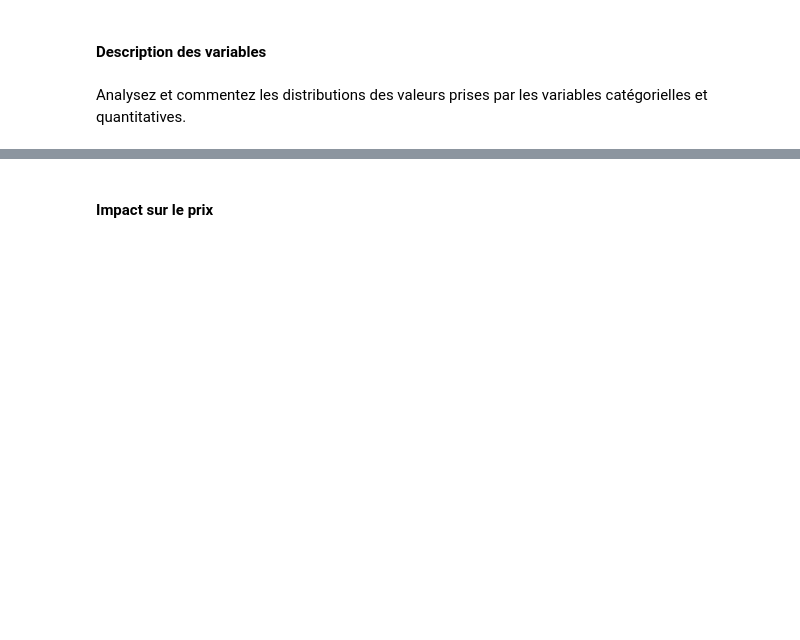
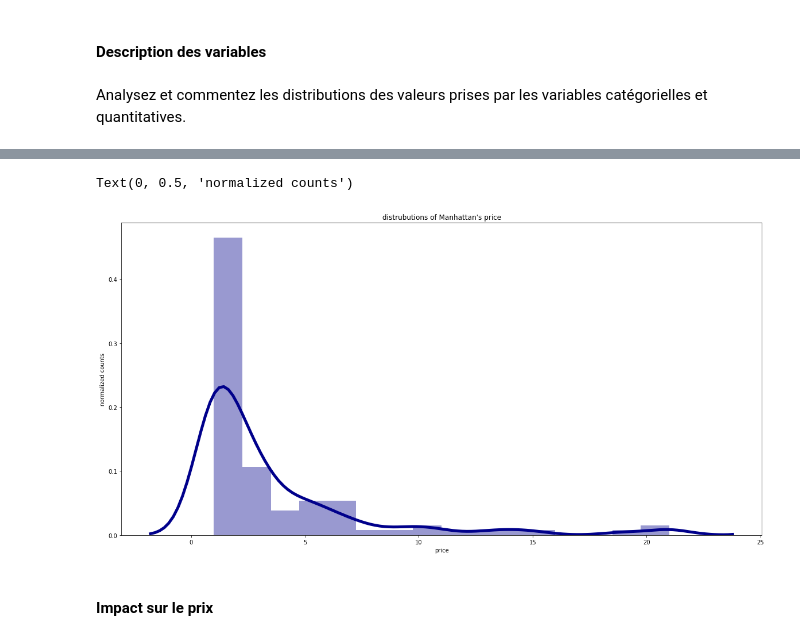
Before and after one commit to osmanaras/Data-Science-Project, a Jupyter notebook: IA School Project - Analysing NYC AirBnB Data.ipynb, the cells around one changed output, grey strips where cells are left out. Drawn from its saved outputs; the diff is of its cells as text; code cells hidden in the pictures; blank space fills up the shorter version.

```diff
--- a/IA School Project - Analysing NYC AirBnB Data.ipynb
+++ b/IA School Project - Analysing NYC AirBnB Data.ipynb
@@ -240,3 +154,15 @@ Analysez et commentez les distributions des valeurs prises par les variables cat
+# %%
+a = df[df.neighbourhood_group =='Staten Island'].price.value_counts()
+sns.distplot(list(a),
+             color = 'darkblue',
+             #hist=False,
+             kde_kws={'linewidth': 5})
+plt.title('distrubutions of Manhattan\'s price')
+plt.xlabel('price')
+plt.ylabel('normalized counts')
+# %% [output]
+Text(0, 0.5, 'normalized counts')
+[figure, added]
 # %% [markdown]
 #### Impact sur le prix
 # %% [markdown]
```
Also changed, not shown: parts of 36 cells of this notebook.
